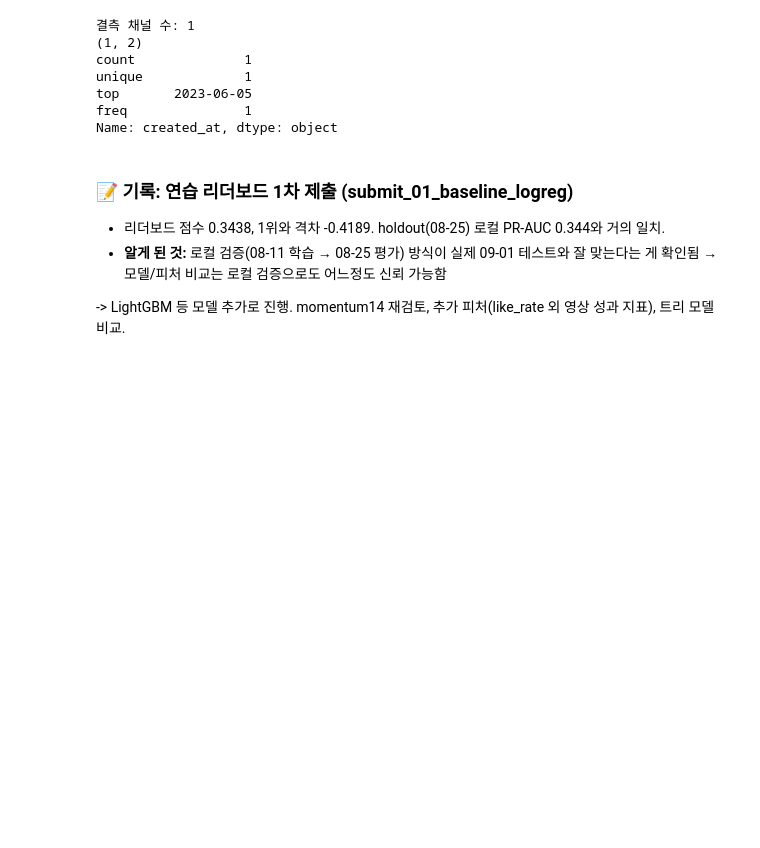
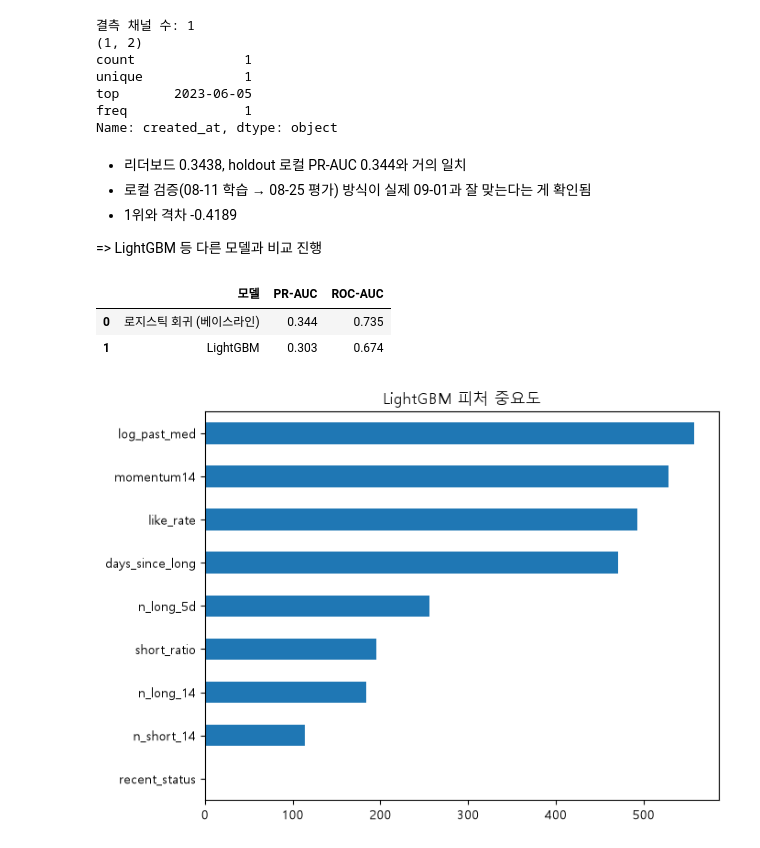
Before and after one commit to JuYeong1112/5th_Datathon, a Jupyter notebook: notebooks/03_baseline.ipynb, the cells around one changed output. Cells and saved outputs as stored; diff of their text form; code cells hidden in the pictures; blank space fills up the shorter version.

Commit message:
Update baseline notebook and final submission

```diff
--- a/notebooks/03_baseline.ipynb
+++ b/notebooks/03_baseline.ipynb
@@ -273,12 +273,54 @@ unique             1
 top       2023-06-05
 freq               1
 Name: created_at, dtype: object
-# %% [markdown]
-### 📝 기록: 연습 리더보드 1차 제출 (submit_01_baseline_logreg)
-- 리더보드 점수 0.3438, 1위와 격차 -0.4189.
-  holdout(08-25) 로컬 PR-AUC 0.344와 거의 일치.
-- **알게 된 것:** 로컬 검증(08-11 학습 → 08-25 평가) 방식이 실제 09-01 테스트와
-  잘 맞는다는 게 확인됨 → 모델/피처 비교는 로컬 검증으로도 어느정도 신뢰 가능함
-
--> LightGBM 등 모델 추가로 진행.
-  momentum14 재검토, 추가 피처(like_rate 외 영상 성과 지표), 트리 모델 비교.
+# %% [markdown]
+- 리더보드 0.3438, holdout 로컬 PR-AUC 0.344와 거의 일치
+- 로컬 검증(08-11 학습 → 08-25 평가) 방식이 실제 09-01과 잘 맞는다는 게 확인됨
+- 1위와 격차 -0.4189
+
+=> LightGBM 등 다른 모델과 비교 진행
+# %%
+import lightgbm as lgb
+
+# LightGBM은 결측/범주형을 직접 다룰 수 있어서, 원-핫 인코딩 안 한 원본 피처를 그대로 씀
+cat_col = 'recent_status'
+train_f[cat_col] = train_f[cat_col].astype('category')
+holdout_f[cat_col] = holdout_f[cat_col].astype('category')
+
+FEATURES = NUM_COLS + [cat_col]   # 셀 3에서 정의한 NUM_COLS 재사용
+
+lgbm = lgb.LGBMClassifier(
+    n_estimators=200,
+    learning_rate=0.05,
+    num_leaves=15,          # 표본이 601개뿐이라 과적합 방지 위해 작게
+    min_child_samples=20,
+    class_weight='balanced',
+    random_state=42,
+    verbose=-1,
+)
+lgbm.fit(train_f[FEATURES], train_f['target'], categorical_feature=[cat_col])
+
+pred_lgbm = lgbm.predict_proba(holdout_f[FEATURES])[:, 1]
+# %%
+# 두 모델 비교
+
+rows = [
+    {'모델': '로지스틱 회귀 (베이스라인)',
+     'PR-AUC': average_precision_score(y_hold, pred_hold),
+     'ROC-AUC': roc_auc_score(y_hold, pred_hold)},
+    {'모델': 'LightGBM',
+     'PR-AUC': average_precision_score(holdout_f['target'], pred_lgbm),
+     'ROC-AUC': roc_auc_score(holdout_f['target'], pred_lgbm)},
+]
+pd.DataFrame(rows).round(3)
+# %% [output]
+|  | 모델 | PR-AUC | ROC-AUC |
+| 0 | 로지스틱 회귀 (베이스라인) | 0.344 | 0.735 |
+| 1 | LightGBM | 0.303 | 0.674 |
+# %%
+imp = pd.Series(lgbm.feature_importances_, index=FEATURES).sort_values()
+imp.plot(kind='barh', figsize=(7, 5), title='LightGBM 피처 중요도')
+plt.tight_layout()
+plt.show()
+# %% [output]
+[figure, added]
```
Also changed, not shown: parts of 34 cells of this notebook, 1 other file.
